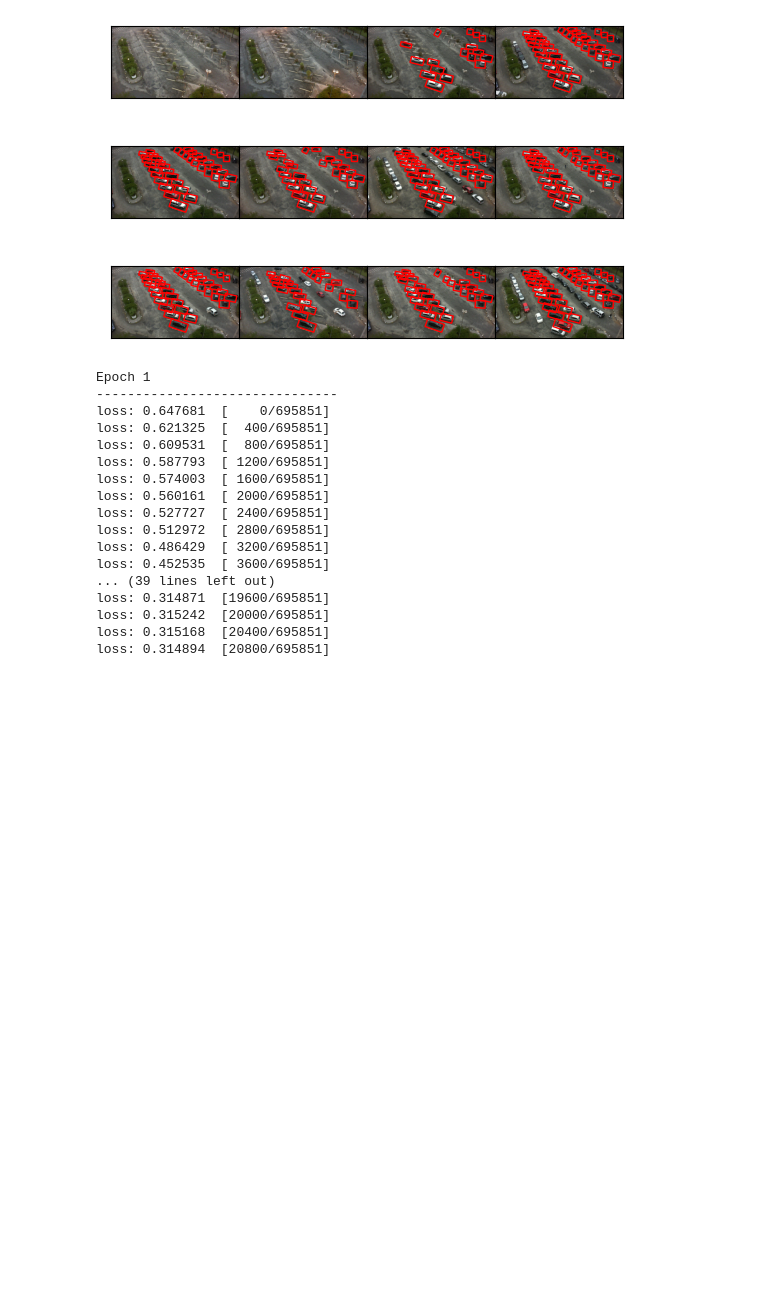
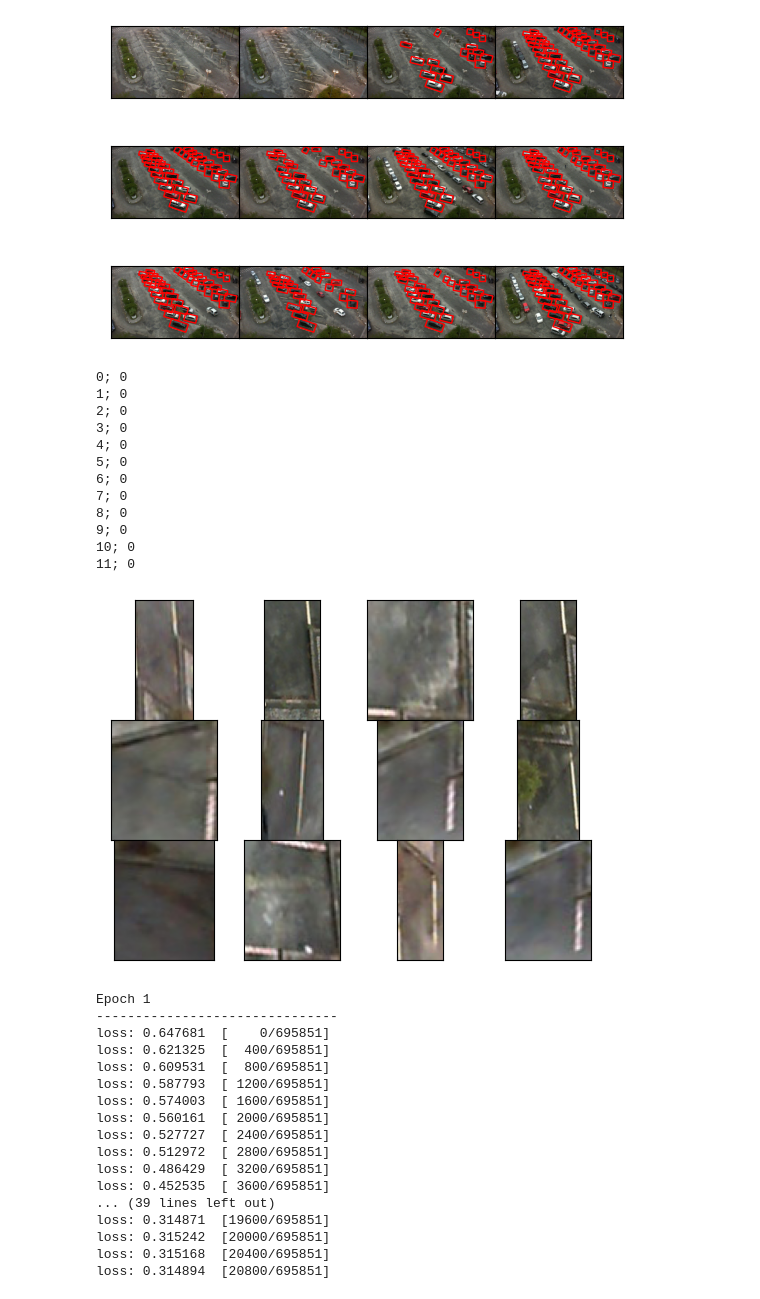
Before and after one commit to willocho/parking_data_cnn, a Jupyter notebook: Project_recreate.ipynb, the cells around one changed output. Saved outputs shown, nothing was run; the diff lists cells and outputs as text; code cells hidden in the pictures; blank space fills up the shorter version.

```diff
--- a/Project_recreate.ipynb
+++ b/Project_recreate.ipynb
@@ -76,7 +80,6 @@ class PKSegmentedDataset:
     def __init__(self, root, transform = None):
         self.images = []
         self.labels = []
-        self.image_metadata = []
         self.transform = transform
         for filename in os.scandir(root):
             #Ignore top level files
@@ -101,8 +104,6 @@ class PKSegmentedDataset:
                     labels = list(set(labels))
                     self.images.append(entry)
                     self.labels.append(labels)
-                    metadata_file = entry.path.replace(".jpg", ".xml")
-                    self.image_metadata.append(metadata_file)
                     # just make sure that the labels and entries match up
                     assert len(self.images) == len(self.labels)
             elif entry.is_dir():
@@ -117,10 +118,7 @@ class PKSegmentedDataset:
         image = Image.open(io.BytesIO(file.read()))
         if self.transform is not None:
             image = self.transform(image)
-        #For segmented image, label is 1 if the space is occupied, 0 if unoccupied
-        label = 0
-        if "Occupied" in self.labels:
-          label = 1
+        label = self.get_label(index)
         return image, label
 
     def get_image(self, index):
@@ -128,8 +126,12 @@ class PKSegmentedDataset:
         image = Image.open(io.BytesIO(file.read()))
         return image
 
-    def get_metadata(self, index):
-        return self.image_metadata[index]
+    def get_label(self, index):
+        #For segmented image, label is 1 if the space is occupied, 0 if unoccupied
+        label = 0
+        if "Occupied" in self.labels:
+            label = 1
+        return label
 # %%
 batch_size=4
 
@@ -155,9 +157,8 @@ for i in range(0, nrow):
     plt.yticks([])
     ax.imshow(pk_whole_dataset.get_image((i * ncol + j) * 20))
     doc = ElementTree.parse(pk_whole_dataset.get_metadata((i * ncol + j) * 20))
-    occupied = 0
+    occupied = pk_whole_dataset.get_label((i*ncol + j) * 20)
     for space in doc.getroot().iter('space'):
-      occupied += int(space.get('occupied'))
       if int(space.get('occupied')) > 0:
         rect = space.find('rotatedRect')
         center = rect.find('center')
@@ -188,6 +189,36 @@ plt.show()
 10; 32
 11; 40
 [figure]
+# %%
+nrow = 3
+ncol = 4
+gs = gridspec.GridSpec(nrow, ncol,
+                       wspace=0.0, hspace=0.0,
+                       top=1.-0.5/(nrow+1), bottom=0.5/(nrow+1),
+                       left=0.5/(ncol+1), right=1-0.5/(ncol+1))
+for i in range(0, nrow):
+    for j in range(0, ncol):
+        ax = plt.subplot(gs[i, j])
+        plt.xticks([])
+        plt.yticks([])
+        ax.imshow(pk_segmented_dataset.get_image((i * ncol + j) * 120))
+        occupied = pk_segmented_dataset.get_label((i*ncol + j) * 120)
+        print(f"{(i*ncol + j)}; {occupied}".format())
+plt.show()
+# %% [output]
+0; 0
+1; 0
+2; 0
+3; 0
+4; 0
+5; 0
+6; 0
+7; 0
+8; 0
+9; 0
+10; 0
+11; 0
+[figure, added]
 # %%
 # Define a convolution neural network
 class Network(nn.Module):
```
Also changed, not shown: parts of 1 cell of this notebook.
